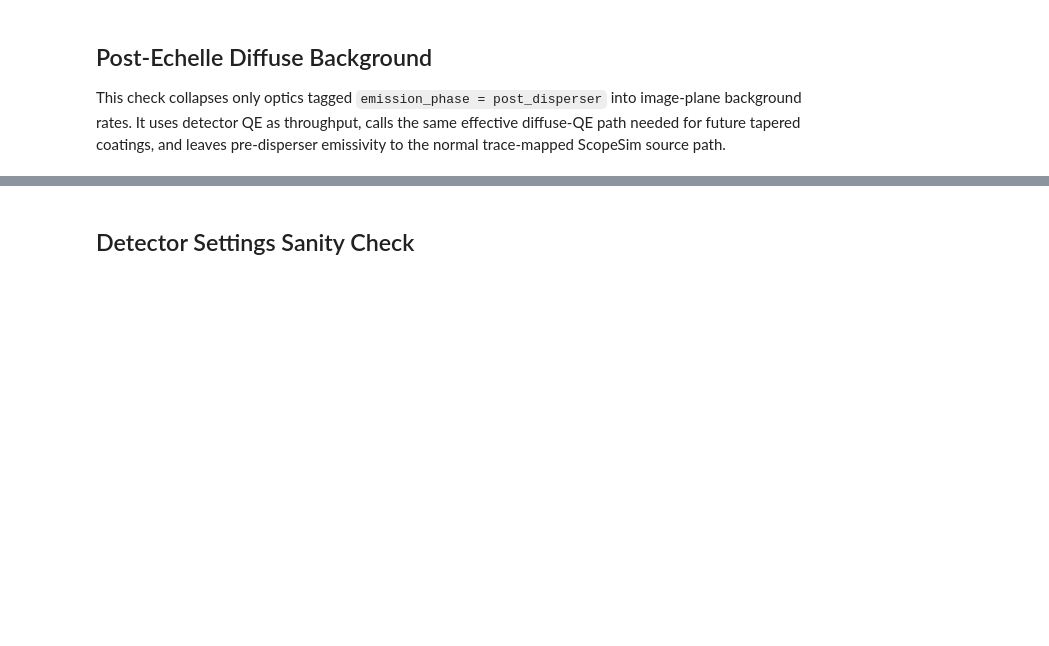
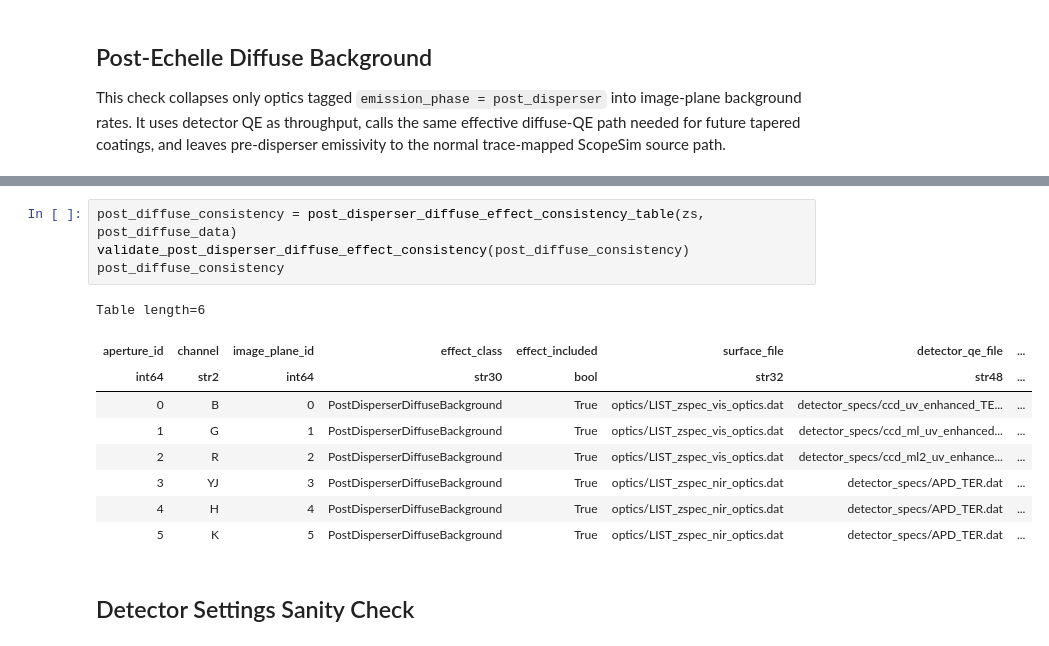
Before and after one commit to CaltechOpticalObservatories/zs-scopesim, a Jupyter notebook: notebooks/zshooter_validation.ipynb, the cells around one changed output, grey strips where cells are left out. Saved outputs shown, nothing was run; the diff lists cells and outputs as text; blank space fills up the shorter version.

```diff
--- a/notebooks/zshooter_validation.ipynb
+++ b/notebooks/zshooter_validation.ipynb
@@ -243,3 +247,17 @@ Table length=129
+# %%
+post_diffuse_consistency = post_disperser_diffuse_effect_consistency_table(zs, post_diffuse_data)
+validate_post_disperser_diffuse_effect_consistency(post_diffuse_consistency)
+post_diffuse_consistency
+# %% [output]
+Table length=6
+| aperture_id | channel | image_plane_id | effect_class | effect_included | surface_file | detector_qe_file | ... |
+| int64 | str2 | int64 | str30 | bool | str32 | str48 | ... |
+| 0 | B | 0 | PostDisperserDiffuseBackground | True | optics/LIST_zspec_vis_optics.dat | detector_specs/ccd_uv_enhanced_TE... | ... |
+| 1 | G | 1 | PostDisperserDiffuseBackground | True | optics/LIST_zspec_vis_optics.dat | detector_specs/ccd_ml_uv_enhanced... | ... |
+| 2 | R | 2 | PostDisperserDiffuseBackground | True | optics/LIST_zspec_vis_optics.dat | detector_specs/ccd_ml2_uv_enhance... | ... |
+| 3 | YJ | 3 | PostDisperserDiffuseBackground | True | optics/LIST_zspec_nir_optics.dat | detector_specs/APD_TER.dat | ... |
+| 4 | H | 4 | PostDisperserDiffuseBackground | True | optics/LIST_zspec_nir_optics.dat | detector_specs/APD_TER.dat | ... |
+| 5 | K | 5 | PostDisperserDiffuseBackground | True | optics/LIST_zspec_nir_optics.dat | detector_specs/APD_TER.dat | ... |
 # %% [markdown]
 ## Detector Settings Sanity Check
 # %%
```
Also changed, not shown: parts of 8 cells of this notebook.
